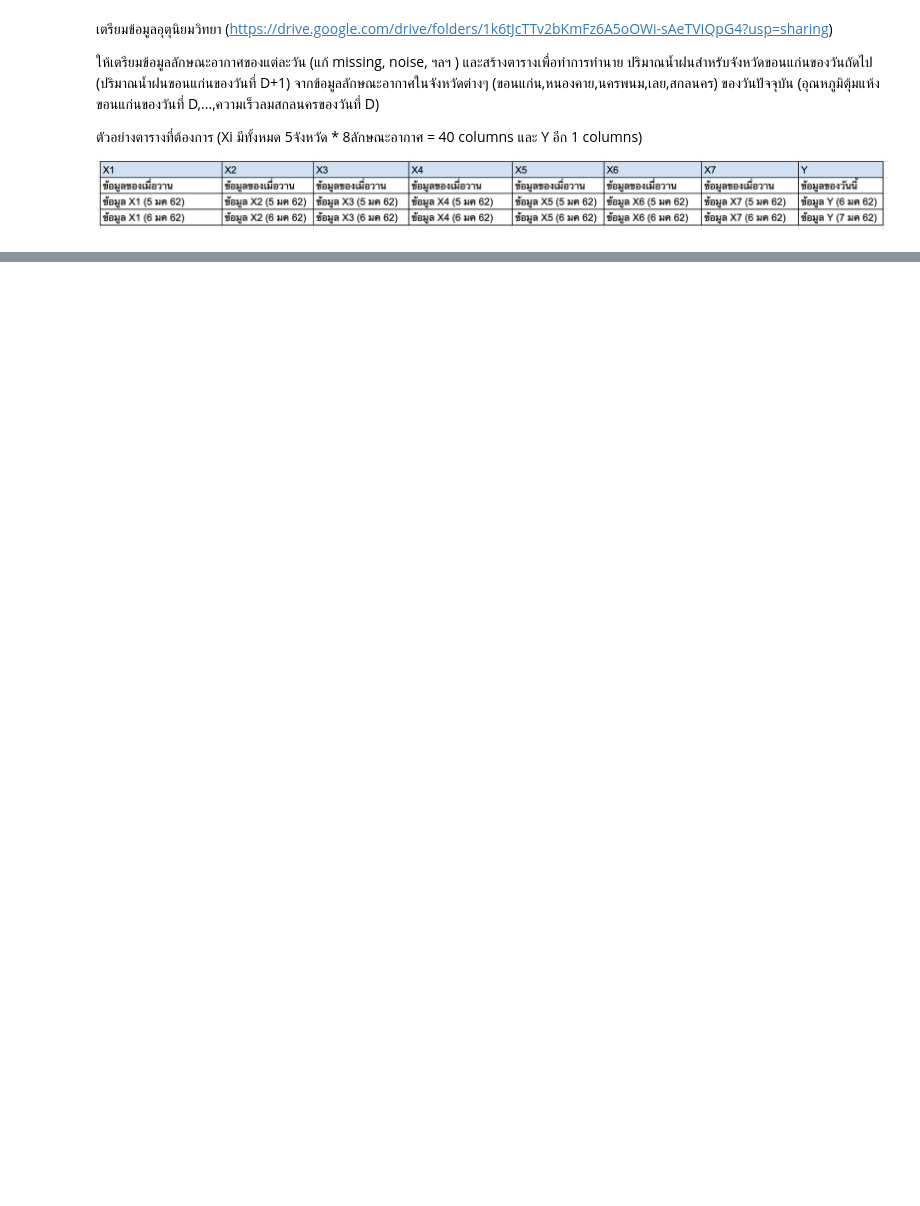
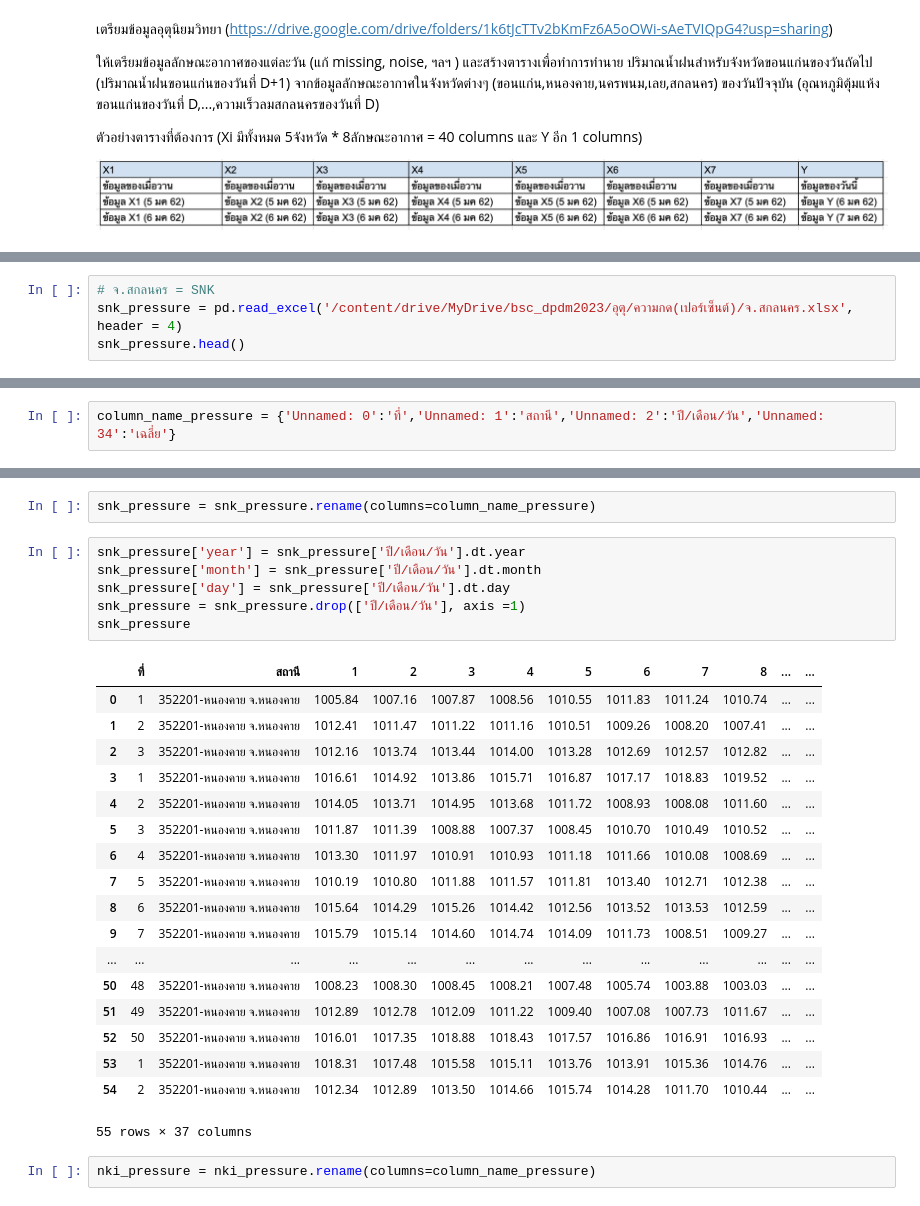
Before and after one commit to Wilanth/BSC_DPDM23, a Jupyter notebook: midterm_bscdpdm23.ipynb, the cells around one changed output, grey strips where cells are left out. Drawn from its saved outputs; the diff is of its cells as text; blank space fills up the shorter version.

```diff
--- a/midterm_bscdpdm23.ipynb
+++ b/midterm_bscdpdm23.ipynb
@@ -298,0 +98,4 @@ Dew_temp_khonkaen.head()
+# %%
+# จ.สกลนคร = SNK
+snk_pressure = pd.read_excel('/content/drive/MyDrive/bsc_dpdm2023/อุตุ/ความกด(เปอร์เซ็นต์)/จ.สกลนคร.xlsx', header = 4)
+snk_pressure.head()
@@ -298,0 +136,2 @@ Dew_temp_khonkaen.head()
+# %%
+column_name_pressure = {'Unnamed: 0':'ที่','Unnamed: 1':'สถานี','Unnamed: 2':'ปี/เดือน/วัน','Unnamed: 34':'เฉลี่ย'}
@@ -298,0 +170,29 @@ Dew_temp_khonkaen.head()
+# %%
+snk_pressure = snk_pressure.rename(columns=column_name_pressure)
+# %%
+snk_pressure['year'] = snk_pressure['ปี/เดือน/วัน'].dt.year
+snk_pressure['month'] = snk_pressure['ปี/เดือน/วัน'].dt.month
+snk_pressure['day'] = snk_pressure['ปี/เดือน/วัน'].dt.day
+snk_pressure = snk_pressure.drop(['ปี/เดือน/วัน'], axis =1)
+snk_pressure
+# %% [output]
+|  | ที่ | สถานี | 1 | 2 | 3 | 4 | 5 | 6 | 7 | 8 | ... | ... |
+| 0 | 1 | 352201-หนองคาย จ.หนองคาย | 1005.84 | 1007.16 | 1007.87 | 1008.56 | 1010.55 | 1011.83 | 1011.24 | 1010.74 | ... | ... |
+| 1 | 2 | 352201-หนองคาย จ.หนองคาย | 1012.41 | 1011.47 | 1011.22 | 1011.16 | 1010.51 | 1009.26 | 1008.20 | 1007.41 | ... | ... |
+| 2 | 3 | 352201-หนองคาย จ.หนองคาย | 1012.16 | 1013.74 | 1013.44 | 1014.00 | 1013.28 | 1012.69 | 1012.57 | 1012.82 | ... | ... |
+| 3 | 1 | 352201-หนองคาย จ.หนองคาย | 1016.61 | 1014.92 | 1013.86 | 1015.71 | 1016.87 | 1017.17 | 1018.83 | 1019.52 | ... | ... |
+| 4 | 2 | 352201-หนองคาย จ.หนองคาย | 1014.05 | 1013.71 | 1014.95 | 1013.68 | 1011.72 | 1008.93 | 1008.08 | 1011.60 | ... | ... |
+| 5 | 3 | 352201-หนองคาย จ.หนองคาย | 1011.87 | 1011.39 | 1008.88 | 1007.37 | 1008.45 | 1010.70 | 1010.49 | 1010.52 | ... | ... |
+| 6 | 4 | 352201-หนองคาย จ.หนองคาย | 1013.30 | 1011.97 | 1010.91 | 1010.93 | 1011.18 | 1011.66 | 1010.08 | 1008.69 | ... | ... |
+| 7 | 5 | 352201-หนองคาย จ.หนองคาย | 1010.19 | 1010.80 | 1011.88 | 1011.57 | 1011.81 | 1013.40 | 1012.71 | 1012.38 | ... | ... |
+| 8 | 6 | 352201-หนองคาย จ.หนองคาย | 1015.64 | 1014.29 | 1015.26 | 1014.42 | 1012.56 | 1013.52 | 1013.53 | 1012.59 | ... | ... |
+| 9 | 7 | 352201-หนองคาย จ.หนองคาย | 1015.79 | 1015.14 | 1014.60 | 1014.74 | 1014.09 | 1011.73 | 1008.51 | 1009.27 | ... | ... |
+| ... | ... | ... | ... | ... | ... | ... | ... | ... | ... | ... | ... | ... |
+| 50 | 48 | 352201-หนองคาย จ.หนองคาย | 1008.23 | 1008.30 | 1008.45 | 1008.21 | 1007.48 | 1005.74 | 1003.88 | 1003.03 | ... | ... |
+| 51 | 49 | 352201-หนองคาย จ.หนองคาย | 1012.89 | 1012.78 | 1012.09 | 1011.22 | 1009.40 | 1007.08 | 1007.73 | 1011.67 | ... | ... |
+| 52 | 50 | 352201-หนองคาย จ.หนองคาย | 1016.01 | 1017.35 | 1018.88 | 1018.43 | 1017.57 | 1016.86 | 1016.91 | 1016.93 | ... | ... |
+| 53 | 1 | 352201-หนองคาย จ.หนองคาย | 1018.31 | 1017.48 | 1015.58 | 1015.11 | 1013.76 | 1013.91 | 1015.36 | 1014.76 | ... | ... |
+| 54 | 2 | 352201-หนองคาย จ.หนองคาย | 1012.34 | 1012.89 | 1013.50 | 1014.66 | 1015.74 | 1014.28 | 1011.70 | 1010.44 | ... | ... |
+55 rows × 37 columns
+# %%
+nki_pressure = nki_pressure.rename(columns=column_name_pressure)
```
Also changed, not shown: parts of 275 cells of this notebook.
